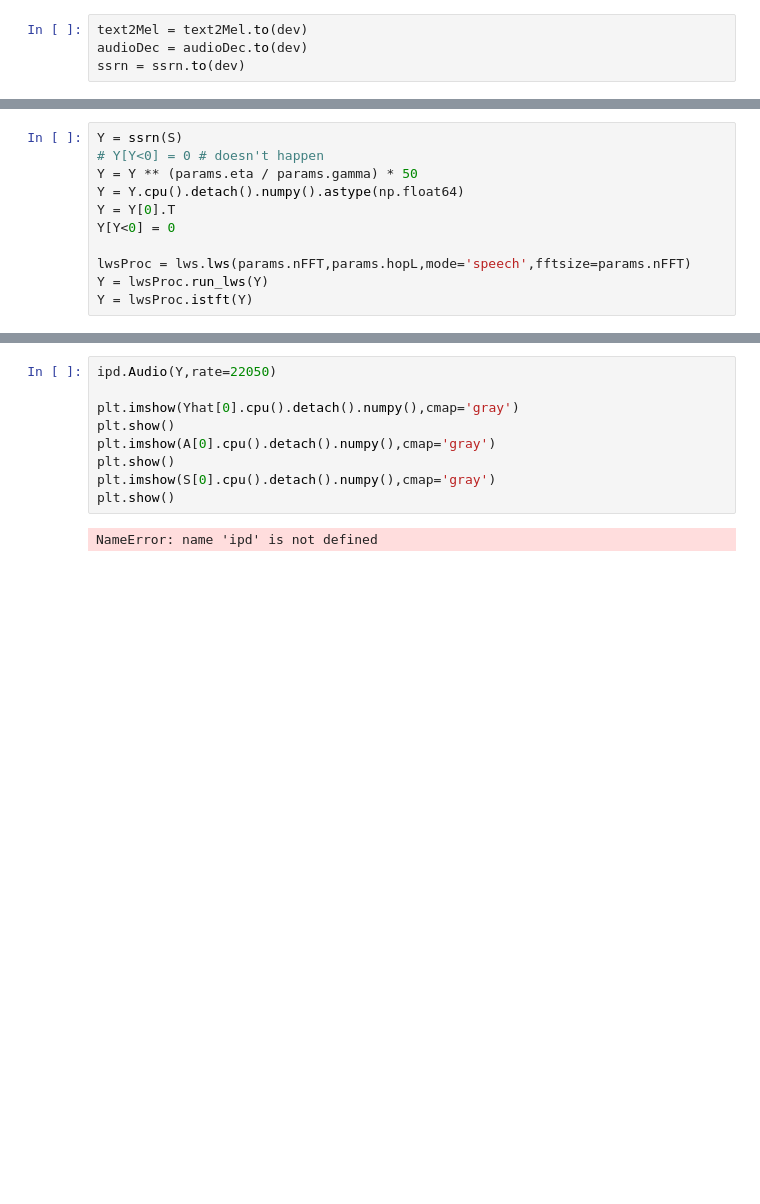
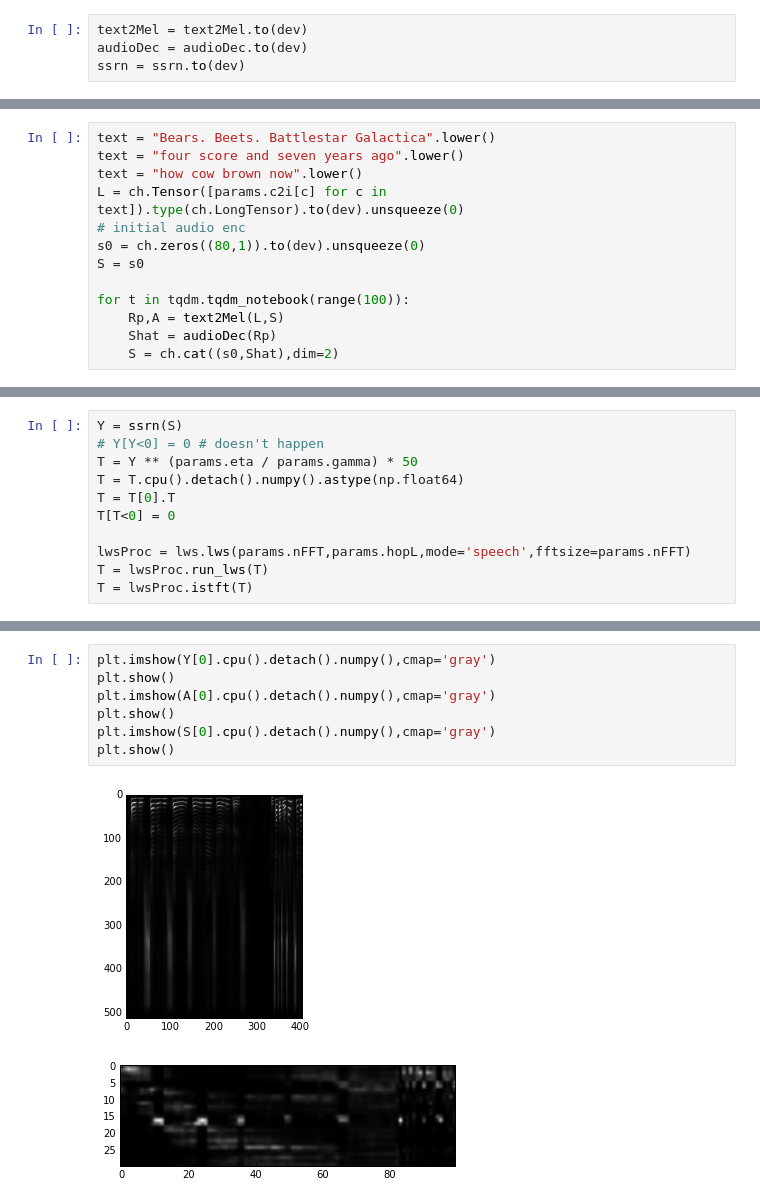
Before and after one commit to aduriseti/ETTTS_pytorch, a Jupyter notebook: TTS_pytorch_model.ipynb, the cells around one changed output, grey strips where cells are left out. Saved outputs shown, nothing was run; the diff lists cells and outputs as text; blank space fills up the shorter version.

```diff
--- a/TTS_pytorch_model.ipynb
+++ b/TTS_pytorch_model.ipynb
@@ -473,0 +470,13 @@ for t in tqdm.tqdm_notebook(range(100)):
+# %%
+text = "Bears. Beets. Battlestar Galactica".lower()
+text = "four score and seven years ago".lower()
+text = "how cow brown now".lower()
+L = ch.Tensor([params.c2i[c] for c in text]).type(ch.LongTensor).to(dev).unsqueeze(0)
+# initial audio enc
+s0 = ch.zeros((80,1)).to(dev).unsqueeze(0)
+S = s0
+
+for t in tqdm.tqdm_notebook(range(100)):
+    Rp,A = text2Mel(L,S)
+    Shat = audioDec(Rp)
+    S = ch.cat((s0,Shat),dim=2)
@@ -474,11 +487,11 @@ for t in tqdm.tqdm_notebook(range(100)):
 # %%
 Y = ssrn(S)
 # Y[Y<0] = 0 # doesn't happen
-Y = Y ** (params.eta / params.gamma) * 50
-Y = Y.cpu().detach().numpy().astype(np.float64)
-Y = Y[0].T
-Y[Y<0] = 0
+T = Y ** (params.eta / params.gamma) * 50
+T = T.cpu().detach().numpy().astype(np.float64)
+T = T[0].T
+T[T<0] = 0
 
 lwsProc = lws.lws(params.nFFT,params.hopL,mode='speech',fftsize=params.nFFT)
-Y = lwsProc.run_lws(Y)
-Y = lwsProc.istft(Y)
+T = lwsProc.run_lws(T)
+T = lwsProc.istft(T)
@@ -485,11 +502,10 @@ Y = lwsProc.istft(Y)
 # %%
-ipd.Audio(Y,rate=22050)
-
-plt.imshow(Yhat[0].cpu().detach().numpy(),cmap='gray')
+plt.imshow(Y[0].cpu().detach().numpy(),cmap='gray')
 plt.show()
 plt.imshow(A[0].cpu().detach().numpy(),cmap='gray')
 plt.show()
 plt.imshow(S[0].cpu().detach().numpy(),cmap='gray')
 plt.show()
 # %% [output]
-NameError: name 'ipd' is not defined
+[figure, added]
+[figure, added]
```
Also changed, not shown: parts of 16 cells of this notebook.
